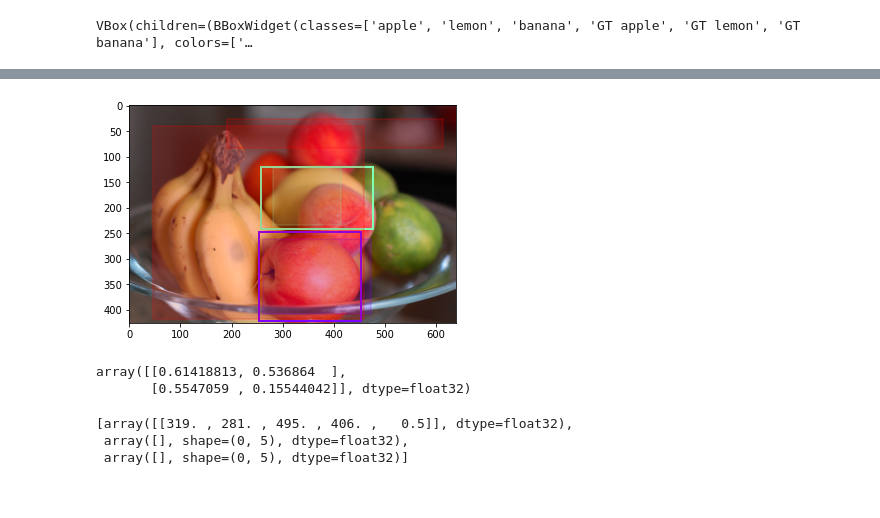
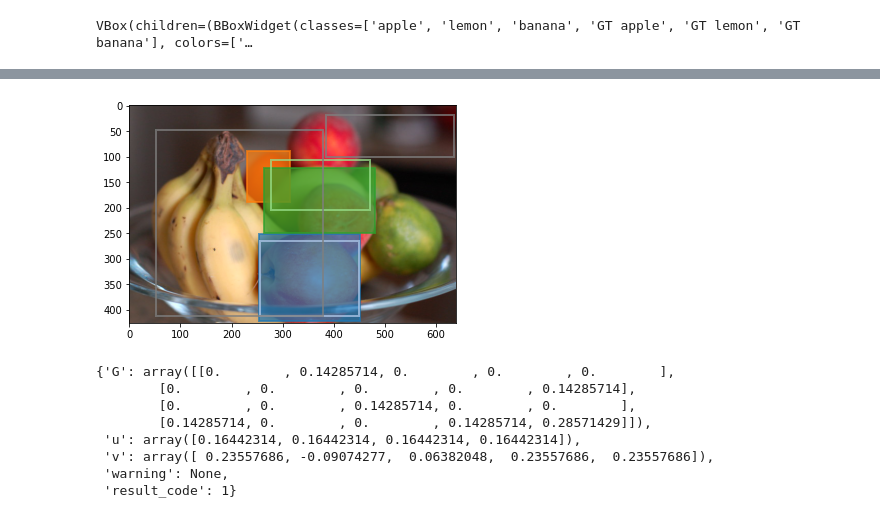
Before and after one commit to mayu-ot/oc-cost, a Jupyter notebook: notebooks/exploratory/interactive_otc_design_explore.ipynb, the cells around one changed output, grey strips where cells are left out. Cells and saved outputs as stored; diff of their text form; code cells hidden in the pictures.

Commit message:
visualize alignment difference

```diff
--- a/notebooks/exploratory/interactive_otc_design_explore.ipynb
+++ b/notebooks/exploratory/interactive_otc_design_explore.ipynb
@@ -14,7 +14,7 @@ from matplotlib.patches import Rectangle
 from matplotlib.pyplot import cm
 %matplotlib inline
 # %%
-def display_alignment(cmap_fnc):
+def display_alignment(cmap_fnc, use_dummy=False):
     gt_bboxes = [b for b in bbox_widget.bboxes if b["label"].startswith("GT")]
     fmt_gt_bboxes, gt_bbox_indices = format_bboxes(gt_bboxes, CLASS_LABELS, return_orders=True)
     bboxes = [b for b in bbox_widget.bboxes if not b["label"].startswith("GT")]
@@ -26,17 +26,27 @@ def display_alignment(cmap_fnc):
     ax = plt.gca()
 
     # draw gt bboxes
-    color = cm.rainbow(np.linspace(0, 1, len(gt_bboxes)+1))
-    for bi, c in zip(gt_bbox_indices, color):
+    color_map = plt.get_cmap("tab20")
+    for i, bi in enumerate(gt_bbox_indices):
         b = gt_bboxes[bi]
-        rect = Rectangle((b["x"], b["y"]), b["width"], b["height"], lw=2, ec=c, fc="None")
+        c = color_map(i*2)
+        rect = Rectangle((b["x"], b["y"]), b["width"], b["height"], lw=2, ec=c, fc=c, alpha=0.7)
         ax.add_patch(rect)
 
     # draw bboxes
-    for weight, c in zip(log["G"], color):
+    G = log["G"]
+    eps = 0.05
+    for i, weight in enumerate(G):
         for bi, w in zip(bbox_indices, weight):
-            b = bboxes[bi]
-            rect = Rectangle((b["x"], b["y"]), b["width"], b["height"], lw=2, ec=c, fc=c, alpha=w)
-            ax.add_patch(rect)
+            if w>0:
+                n_w = w / (G[:, bi].sum() + eps)
+                b = bboxes[bi]
+                if use_dummy:
+                    c = color_map(i*2+1) if i < len(G)-1 else "tab:gray"
+                else:
+                    c = color_map(i*2+1)
+                rect = Rectangle((b["x"], b["y"]), b["width"], b["height"], lw=2, ec=c, fc="None", alpha=n_w)
+                ax.add_patch(rect)
 
     plt.show()
+    return log
@@ -236,18 +144,13 @@ VBox(children=(BBoxWidget(classes=['apple', 'lemon', 'banana', 'GT apple', 'GT l
 # %%
 cmap_fnc = lambda x, y: get_cmap(x, y, use_dummy=True)
-display_alignment(cmap_fnc)
+display_alignment(cmap_fnc, use_dummy=True)
 # %% [output]
-[figure, old version]
+[figure, new version]
+{'G': array([[0.        , 0.14285714, 0.        , 0.        , 0.        ],
+        [0.        , 0.        , 0.        , 0.        , 0.14285714],
+        [0.        , 0.        , 0.14285714, 0.        , 0.        ],
+        [0.14285714, 0.        , 0.        , 0.14285714, 0.28571429]]),
+ 'u': array([0.16442314, 0.16442314, 0.16442314, 0.16442314]),
+ 'v': array([ 0.23557686, -0.09074277,  0.06382048,  0.23557686,  0.23557686]),
+ 'warning': None,
+ 'result_code': 1}
-# %%
-def get_bboxes():
-    gt_bboxes = [b for b in bbox_widget.bboxes if b["label"].startswith("GT")]
-    gt_bboxes = format_bboxes(gt_bboxes, CLASS_LABELS)
-    bboxes = [b for b in bbox_widget.bboxes if not b["label"].startswith("GT")]
-    bboxes = format_bboxes(bboxes, CLASS_LABELS)
-    return gt_bboxes, bboxes
-
-gt_bboxes, bboxes = get_bboxes()
-get_bbox_overlaps(np.vstack(gt_bboxes)[:,:4], np.vstack(bboxes)[:,:4])
-# %% [output]
-array([[0.61418813, 0.536864  ],
-       [0.5547059 , 0.15544042]], dtype=float32)
@@ -267,6 +156,0 @@ a, b, M = get_distmap_bg(gt_bboxes, bboxes)
-# %%
-bboxes
-# %% [output]
-[array([[319. , 281. , 495. , 406. ,   0.5]], dtype=float32),
- array([], shape=(0, 5), dtype=float32),
- array([], shape=(0, 5), dtype=float32)]
```
Also changed, not shown: parts of 7 cells of this notebook.
